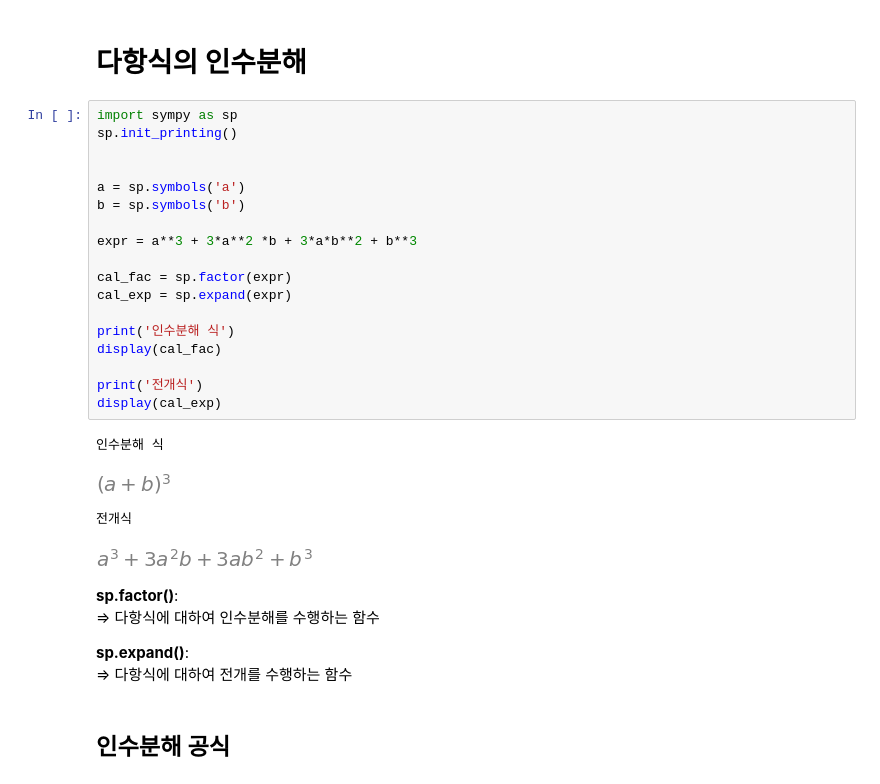
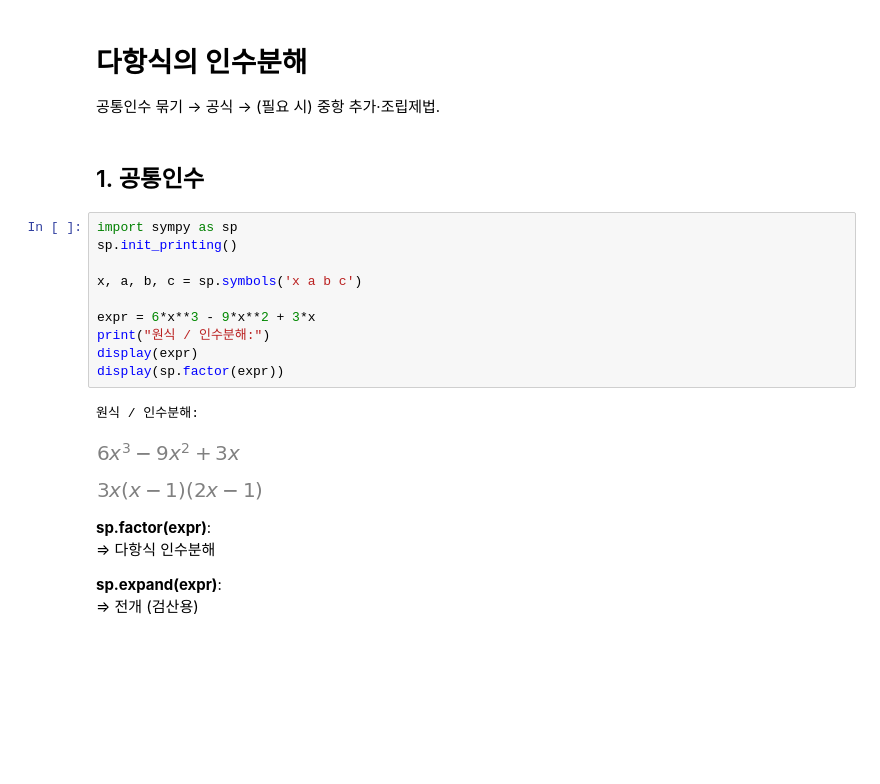
Before and after one commit to XaicuL/Mathematics, a Jupyter notebook: Integrated/part_1/polynomial/factorization.ipynb, the cells around one changed output. Drawn from its saved outputs; the diff is of its cells as text; blank space fills up the shorter version.

```diff
--- a/Integrated/part_1/polynomial/factorization.ipynb
+++ b/Integrated/part_1/polynomial/factorization.ipynb
@@ -1,33 +1,26 @@
-# %% [markdown]
-# **다항식의 인수분해**
-# %%
-import sympy as sp
-sp.init_printing()
-
-
-a = sp.symbols('a')
-b = sp.symbols('b')
-
-expr = a**3 + 3*a**2 *b + 3*a*b**2 + b**3
-
-cal_fac = sp.factor(expr)
-cal_exp = sp.expand(expr)
-
-print('인수분해 식')
-display(cal_fac)
-
-print('전개식')
-display(cal_exp)
-# %% [output]
-인수분해 식
-[figure, removed]
-전개식
-[figure, removed]
+# %% [markdown]
+# 다항식의 인수분해
+
+공통인수 묶기 → 공식 → (필요 시) 중항 추가·조립제법.
+# %% [markdown]
+## 1. 공통인수
+# %%
+import sympy as sp
+sp.init_printing()
+
+x, a, b, c = sp.symbols('x a b c')
+
+expr = 6*x**3 - 9*x**2 + 3*x
+print("원식 / 인수분해:")
+display(expr)
+display(sp.factor(expr))
+# %% [output]
+원식 / 인수분해:
+[figure, added]
+[figure, added]
 # %% [markdown]
-**sp.factor()**: <br>
-=> 다항식에 대하여 인수분해를 수행하는 함수
+**sp.factor(expr)**: <br>
+=> 다항식 인수분해
 
-**sp.expand()**:<br>
-=> 다항식에 대하여 전개를 수행하는 함수
+**sp.expand(expr)**: <br>
+=> 전개 (검산용)
-# %% [markdown]
-## 인수분해 공식
```
Also changed, not shown: parts of 11 cells of this notebook, 2 other files.
